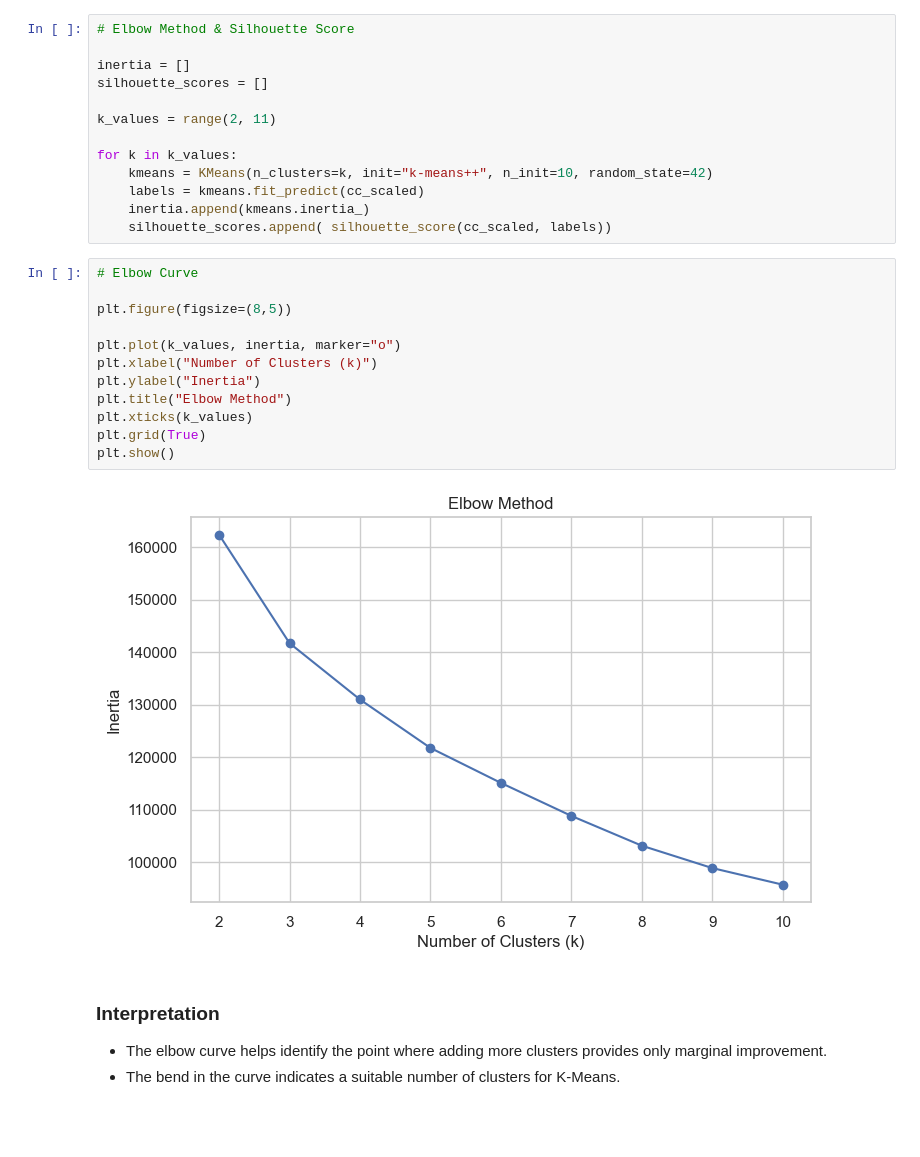
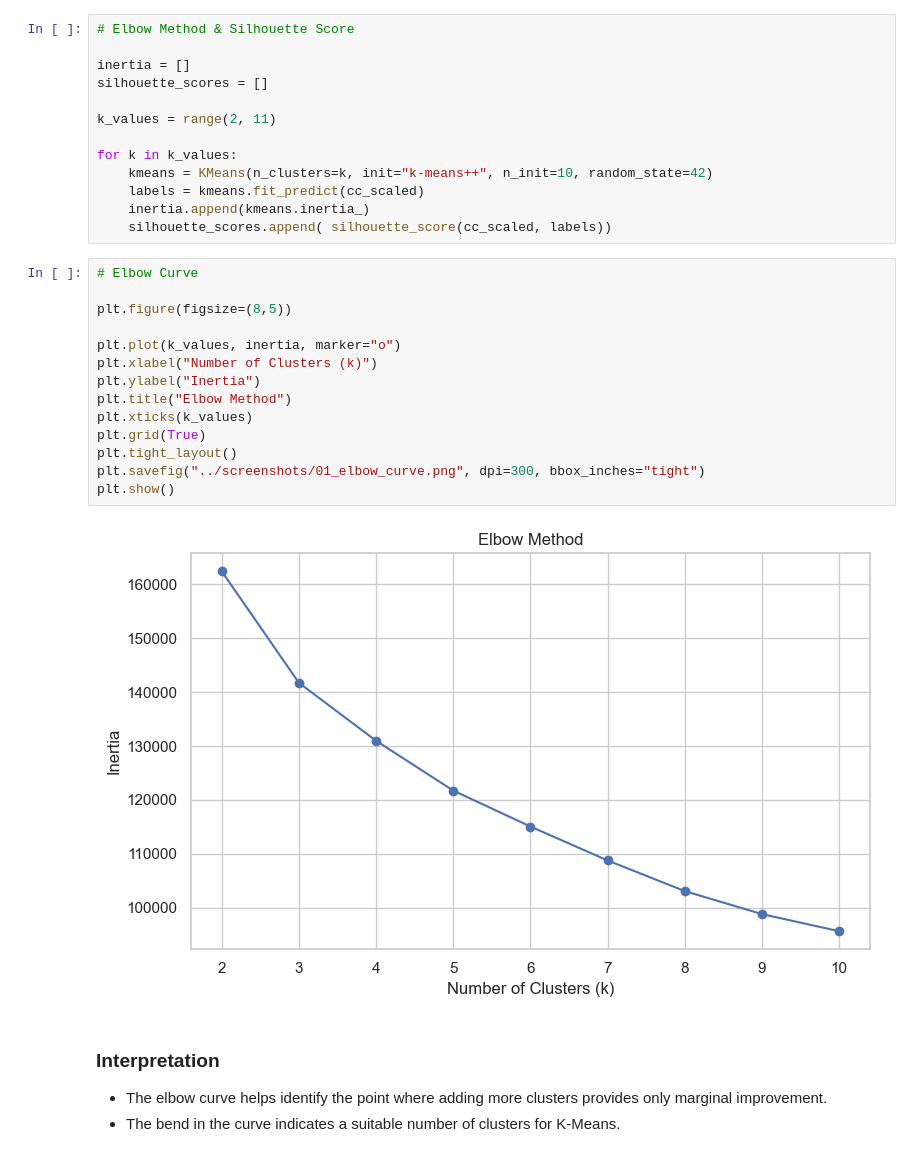
Before and after one commit to PareeSojitra0803/CreditCard_Segmentation_Unsupervised_Learning, a Jupyter notebook: notebooks/CreditCardSegmentation_UnsupervisedLearning.ipynb, the cells around one changed output. Cells and saved outputs as stored; diff of their text form; blank space fills up the shorter version.

```diff
--- a/notebooks/CreditCardSegmentation_UnsupervisedLearning.ipynb
+++ b/notebooks/CreditCardSegmentation_UnsupervisedLearning.ipynb
@@ -503,17 +503,19 @@ for k in k_values:
 # %%
 # Elbow Curve
 
 plt.figure(figsize=(8,5))
 
 plt.plot(k_values, inertia, marker="o")
 plt.xlabel("Number of Clusters (k)")
 plt.ylabel("Inertia")
 plt.title("Elbow Method")
 plt.xticks(k_values)
 plt.grid(True)
+plt.tight_layout()
+plt.savefig("../screenshots/01_elbow_curve.png", dpi=300, bbox_inches="tight")
 plt.show()
 # %% [output]
-[figure, old version]
+[figure, new version]
 # %% [markdown]
 ### Interpretation
 
```
Also changed, not shown: parts of 57 cells of this notebook, 6 other files.
